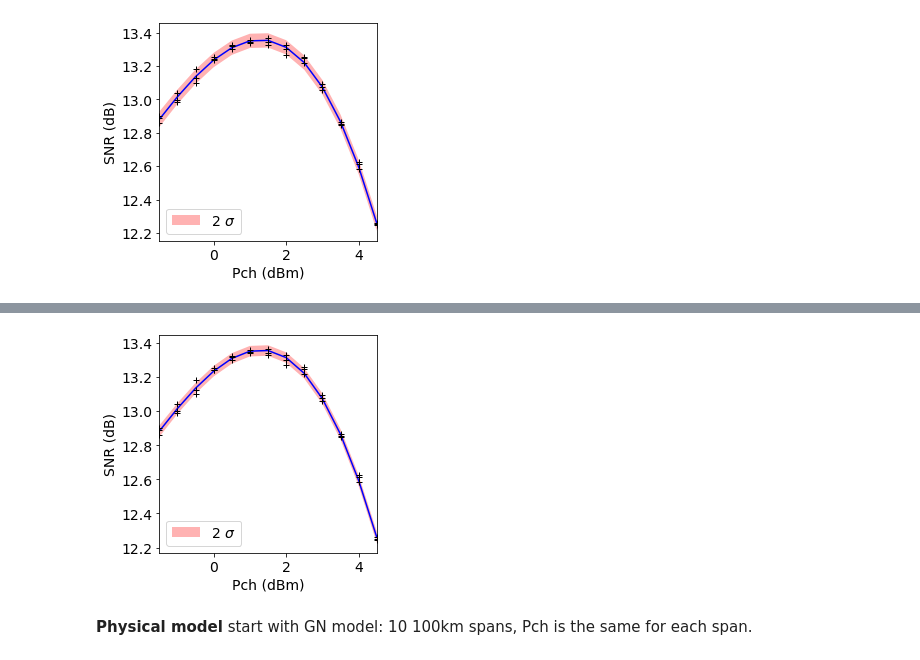
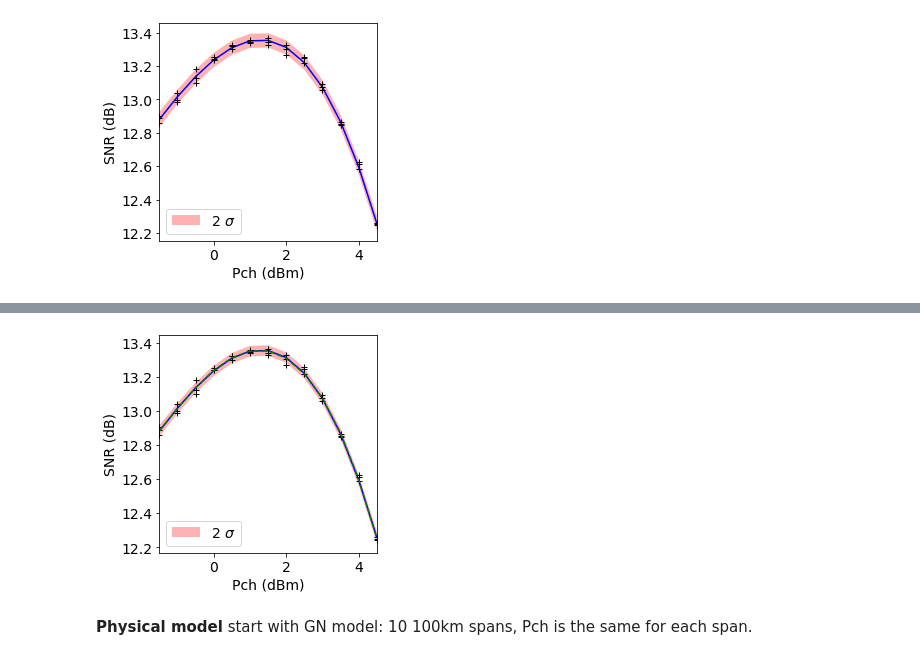
Before and after one commit to joshnevin/physics_enhanced_GPs, a Jupyter notebook: power_sweep_example.ipynb, the cells around one changed output, grey strips where cells are left out. Cells and saved outputs as stored; diff of their text form; code cells hidden in the pictures.

```diff
--- a/power_sweep_example.ipynb
+++ b/power_sweep_example.ipynb
@@ -109,0 +97,7 @@ snr_phys = np.genfromtxt(open("snr_gn.csv", "r"), delimiter=",", dtype =float).r
+# %%
+z = np.polyfit(pch, snr, 5)
+p = np.poly1d(z)
+snr_phys = p(pch).reshape(-1,1)
+plt.plot(pch, snr_phys, '-b')
+plt.plot(pch, snr, 'r+')
+plt.show()
@@ -128,0 +124,3 @@ Increase the number of iterations (max_iter) or scale the data as shown in:
+# %%
+%%timeit
+gpr.fit_phys(pch, snr, snr_phys)
@@ -128,0 +139,3 @@ Increase the number of iterations (max_iter) or scale the data as shown in:
+# %%
+%%timeit
+gpr.fit(pch, snr)
@@ -129,20 +144,21 @@ Increase the number of iterations (max_iter) or scale the data as shown in:
 # %%
 f, ax = plt.subplots()
 ax.plot(pch, mu_sk, 'b-')
 ax.plot(pch, snr,'k+')
+ax.plot(pch, snr_phys, 'g--')
 ax.fill(np.concatenate([pch, pch[::-1]]),
             np.concatenate([mu_sk_p,
                             (mu_sk_n)[::-1]]),
             alpha=0.3, fc='r', ec='None', label='2 $\sigma$')
 plt.xlim(pch[0], pch[-1])
 plt.xlabel("Pch (dBm)")
 plt.ylabel("SNR (dB)")
 plt.legend()
 ax.set_aspect(1.0/ax.get_data_ratio(), adjustable='box')
 #plt.savefig('.pdf', dpi=200,bbox_inches='tight')
 plt.show()
 # %% [output]
-[figure, old version]
+[figure, new version]
 # %% [markdown]
 **Physical model** start with GN model: 10 100km spans, Pch is the same for each span.
 # %%
```
Also changed, not shown: parts of 12 cells of this notebook, 1 other file.
